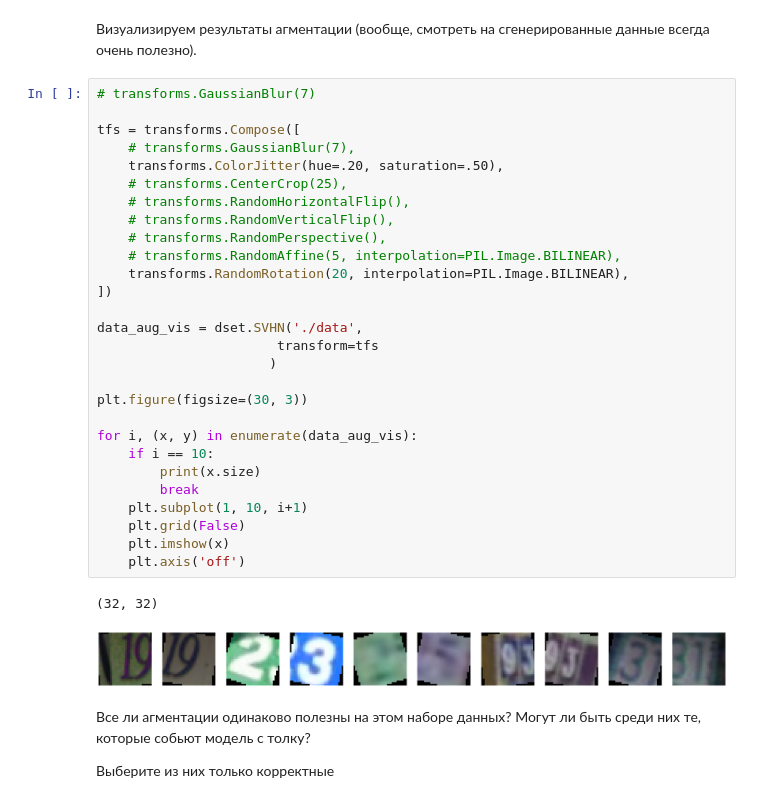
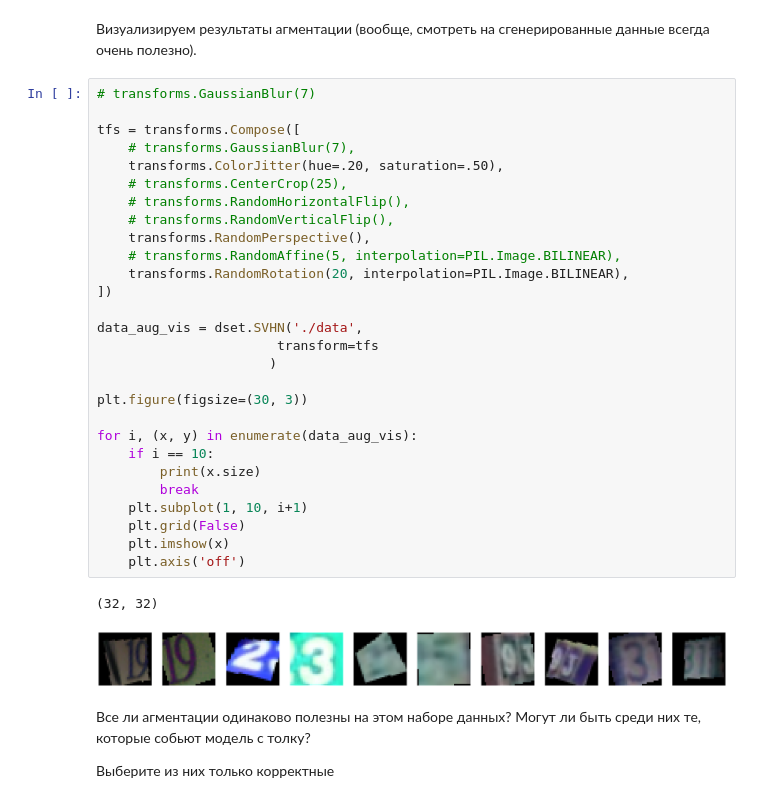
Before and after one commit to JorjeousJorje/NSU-NN, a Jupyter notebook: Task 3/PyTorch_CNN.ipynb, the cells around one changed output. Drawn from its saved outputs; the diff is of its cells as text.

```diff
--- a/Task 3/PyTorch_CNN.ipynb
+++ b/Task 3/PyTorch_CNN.ipynb
@@ -128,34 +127,34 @@ train_loader, val_loader = loader.get_data_loaders(batch_size=64, num_workers=0)
 # %%
 # transforms.GaussianBlur(7)
 
 tfs = transforms.Compose([
     # transforms.GaussianBlur(7),
     transforms.ColorJitter(hue=.20, saturation=.50),
     # transforms.CenterCrop(25),
     # transforms.RandomHorizontalFlip(),
     # transforms.RandomVerticalFlip(),
-    # transforms.RandomPerspective(),
+    transforms.RandomPerspective(),
     # transforms.RandomAffine(5, interpolation=PIL.Image.BILINEAR),
     transforms.RandomRotation(20, interpolation=PIL.Image.BILINEAR),
 ])
 
 data_aug_vis = dset.SVHN('./data',
                        transform=tfs
                       )
 
 plt.figure(figsize=(30, 3))
 
 for i, (x, y) in enumerate(data_aug_vis):
     if i == 10:
         print(x.size)
         break
     plt.subplot(1, 10, i+1)
     plt.grid(False)
     plt.imshow(x)
     plt.axis('off')
 # %% [output]
 (32, 32)
-[figure, old version]
+[figure, new version]
 # %% [markdown]
 Все ли агментации одинаково полезны на этом наборе данных? Могут ли быть среди них те, которые собьют модель с толку?
 
```
Also changed, not shown: parts of 1 cell of this notebook.
